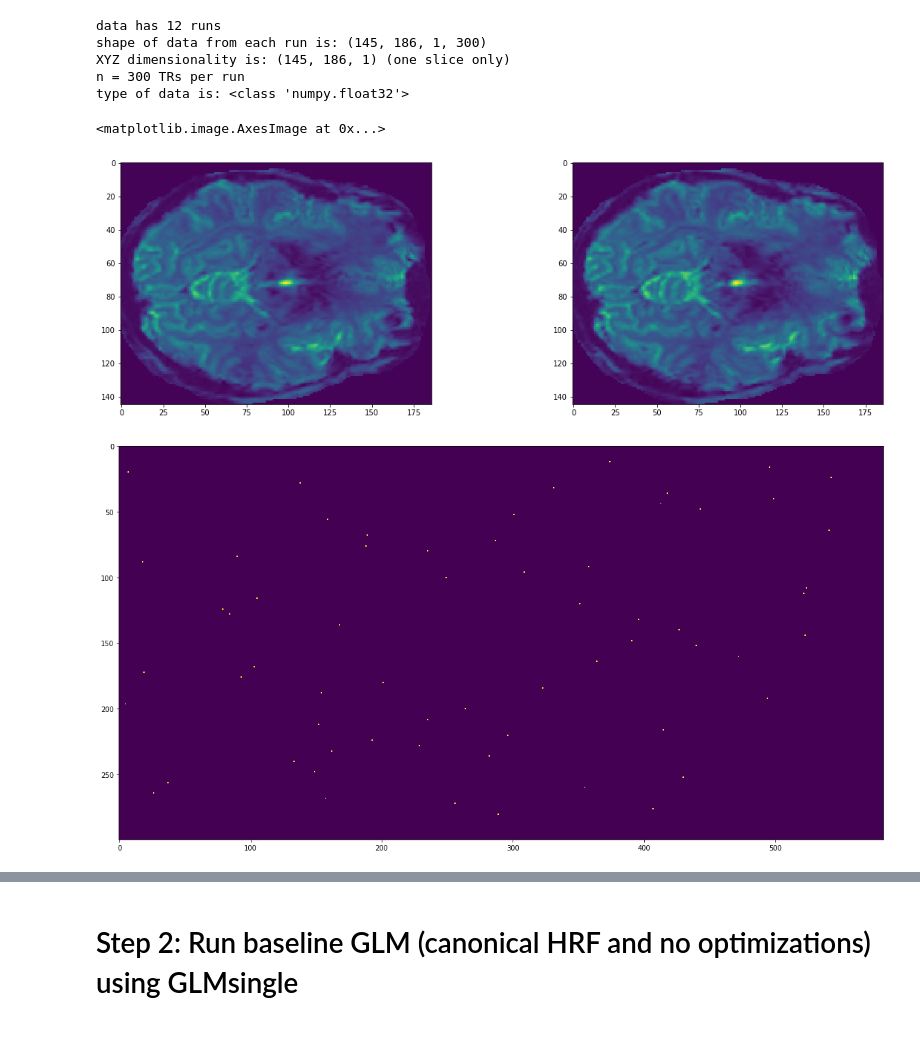
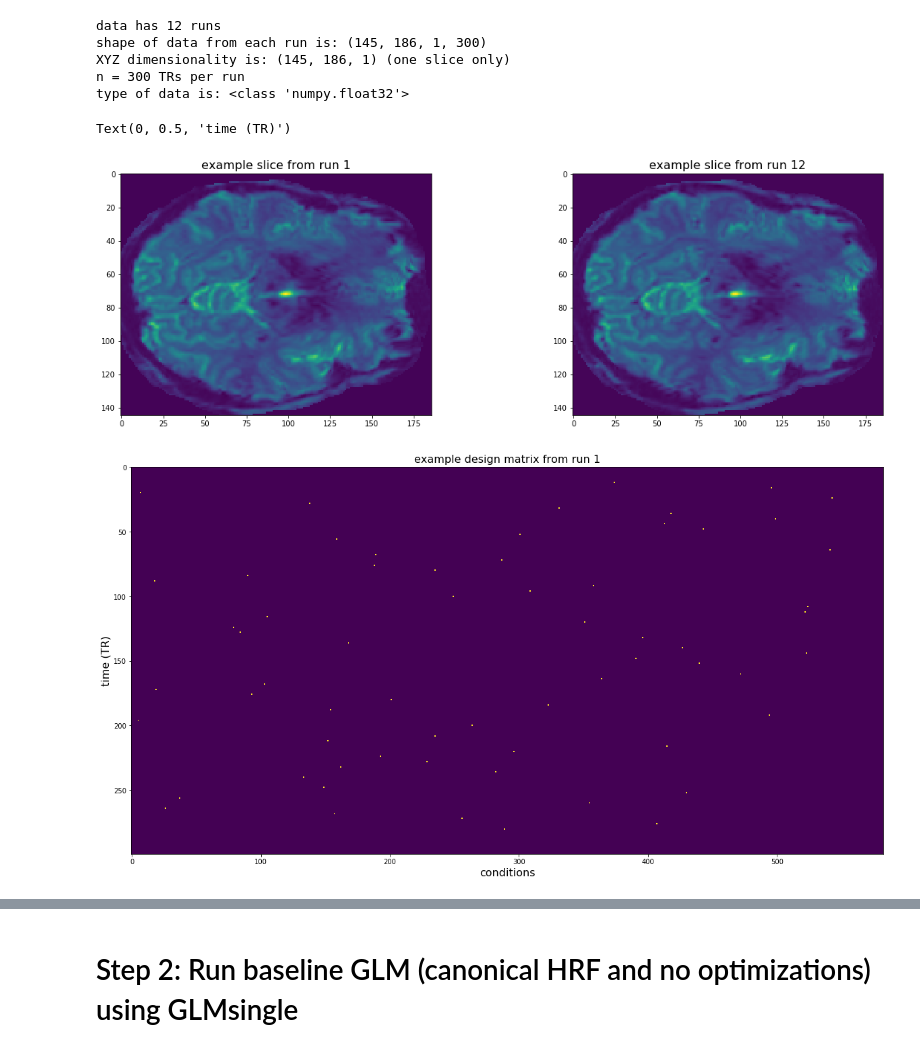
Before and after one commit to cvnlab/GLMsingle, a Jupyter notebook: examples/example1.ipynb, the cells around one changed output, grey strips where cells are left out. Drawn from its saved outputs; the diff is of its cells as text; code cells hidden in the pictures.

```diff
--- a/examples/example1.ipynb
+++ b/examples/example1.ipynb
@@ -24,9 +25,11 @@ from glmsingle.glmsingle import GLM_single
 # %% [markdown]
 # Step 1: load fMRI dataset
 # %%
-homedir = f'/lab_data/tarrlab/jacobpri/GLMsingle'
+homedir = split(os.getcwd())[0]
 
 datadir = join(homedir,'examples','data')
 os.makedirs(datadir,exist_ok=True)
 
 datafn = join(datadir,'nsdcoreexampledataset.mat')
+
+print(f'directory to save example dataset:\n{datadir}')
@@ -77,13 +95,18 @@ type of data is: <class 'numpy.float32'>
 # %%
 plt.figure(figsize=(20,6))
 plt.subplot(121)
 plt.imshow(data[0][:,:,0,0])
+plt.title('example slice from run 1',fontsize=16)
 plt.subplot(122)
-plt.imshow(data[10][:,:,0,0])
+plt.imshow(data[11][:,:,0,0])
+plt.title('example slice from run 12',fontsize=16)
 
 plt.figure(figsize=(20,20))
 plt.imshow(design[0])
+plt.title('example design matrix from run 1',fontsize=16)
+plt.xlabel('conditions',fontsize=16)
+plt.ylabel('time (TR)',fontsize=16)
 # %% [output]
-<matplotlib.image.AxesImage at 0x...>
+Text(0, 0.5, 'time (TR)')
-[figure, old version]
+[figure, new version]
-[figure, old version]
+[figure, new version]
```
Also changed, not shown: parts of 20 cells of this notebook.
